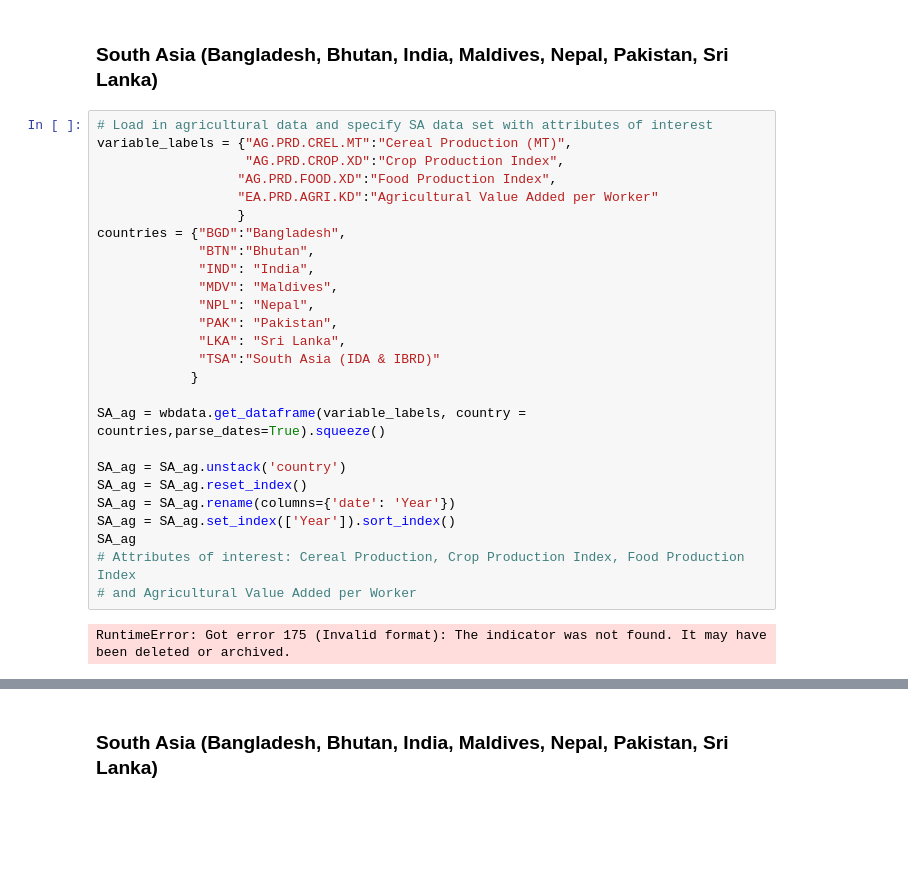
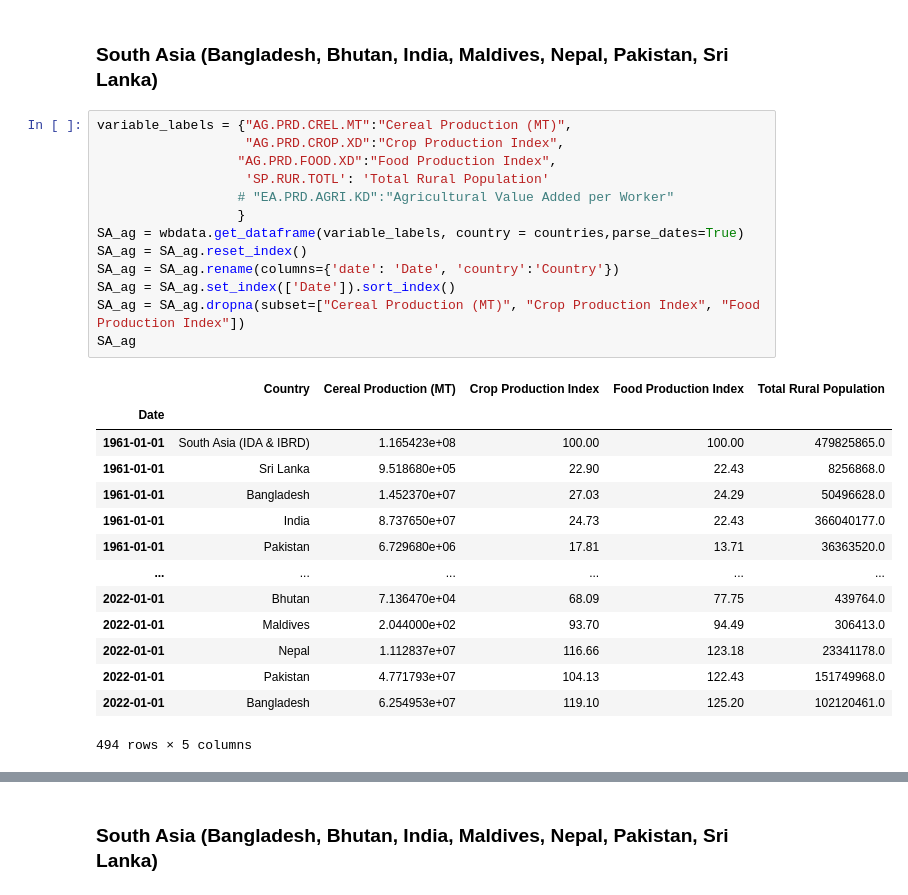
Before and after one commit to eitrager/eep153project, a Jupyter notebook: SA_AG.ipynb, the cells around one changed output, grey strips where cells are left out. Saved outputs shown, nothing was run; the diff lists cells and outputs as text; blank space fills up the shorter version.

```diff
--- a/SA_AG.ipynb
+++ b/SA_AG.ipynb
@@ -77,31 +74,31 @@ TX.VAL.AGRI.ZS.UN     Agricultural raw materials exports (% of merchandise expor
 ## Agricultural Analysis
 # %% [markdown]
 ### South Asia (Bangladesh, Bhutan, India, Maldives, Nepal, Pakistan, Sri Lanka)
-# %%
-# Load in agricultural data and specify SA data set with attributes of interest
-variable_labels = {"AG.PRD.CREL.MT":"Cereal Production (MT)",
-                   "AG.PRD.CROP.XD":"Crop Production Index",
-                  "AG.PRD.FOOD.XD":"Food Production Index",
-                  "EA.PRD.AGRI.KD":"Agricultural Value Added per Worker"
-                  }
-countries = {"BGD":"Bangladesh",
-             "BTN":"Bhutan",
-             "IND": "India",
-             "MDV": "Maldives",
-             "NPL": "Nepal",
-             "PAK": "Pakistan",
-             "LKA": "Sri Lanka",
-             "TSA":"South Asia (IDA & IBRD)"
-            }
-
-SA_ag = wbdata.get_dataframe(variable_labels, country = countries,parse_dates=True).squeeze()
-
-SA_ag = SA_ag.unstack('country')
-SA_ag = SA_ag.reset_index()
-SA_ag = SA_ag.rename(columns={'date': 'Year'})
-SA_ag = SA_ag.set_index(['Year']).sort_index()
-SA_ag
-# Attributes of interest: Cereal Production, Crop Production Index, Food Production Index
-# and Agricultural Value Added per Worker
-# %% [output]
-RuntimeError: Got error 175 (Invalid format): The indicator was not found. It may have been deleted or archived.
+# %%
+variable_labels = {"AG.PRD.CREL.MT":"Cereal Production (MT)",
+                   "AG.PRD.CROP.XD":"Crop Production Index",
+                  "AG.PRD.FOOD.XD":"Food Production Index",
+                   'SP.RUR.TOTL': 'Total Rural Population'
+                  # "EA.PRD.AGRI.KD":"Agricultural Value Added per Worker"
+                  }
+SA_ag = wbdata.get_dataframe(variable_labels, country = countries,parse_dates=True)
+SA_ag = SA_ag.reset_index()
+SA_ag = SA_ag.rename(columns={'date': 'Date', 'country':'Country'})
+SA_ag = SA_ag.set_index(['Date']).sort_index()
+SA_ag = SA_ag.dropna(subset=["Cereal Production (MT)", "Crop Production Index", "Food Production Index"])
+SA_ag
+# %% [output]
+|  | Country | Cereal Production (MT) | Crop Production Index | Food Production Index | Total Rural Population |
+| Date |  |  |  |  |  |
+| 1961-01-01 | South Asia (IDA & IBRD) | 1.165423e+08 | 100.00 | 100.00 | 479825865.0 |
+| 1961-01-01 | Sri Lanka | 9.518680e+05 | 22.90 | 22.43 | 8256868.0 |
+| 1961-01-01 | Bangladesh | 1.452370e+07 | 27.03 | 24.29 | 50496628.0 |
+| 1961-01-01 | India | 8.737650e+07 | 24.73 | 22.43 | 366040177.0 |
+| 1961-01-01 | Pakistan | 6.729680e+06 | 17.81 | 13.71 | 36363520.0 |
+| ... | ... | ... | ... | ... | ... |
+| 2022-01-01 | Bhutan | 7.136470e+04 | 68.09 | 77.75 | 439764.0 |
+| 2022-01-01 | Maldives | 2.044000e+02 | 93.70 | 94.49 | 306413.0 |
+| 2022-01-01 | Nepal | 1.112837e+07 | 116.66 | 123.18 | 23341178.0 |
+| 2022-01-01 | Pakistan | 4.771793e+07 | 104.13 | 122.43 | 151749968.0 |
+| 2022-01-01 | Bangladesh | 6.254953e+07 | 119.10 | 125.20 | 102120461.0 |
+494 rows × 5 columns
```
Also changed, not shown: parts of 17 cells of this notebook, 1 other file.
